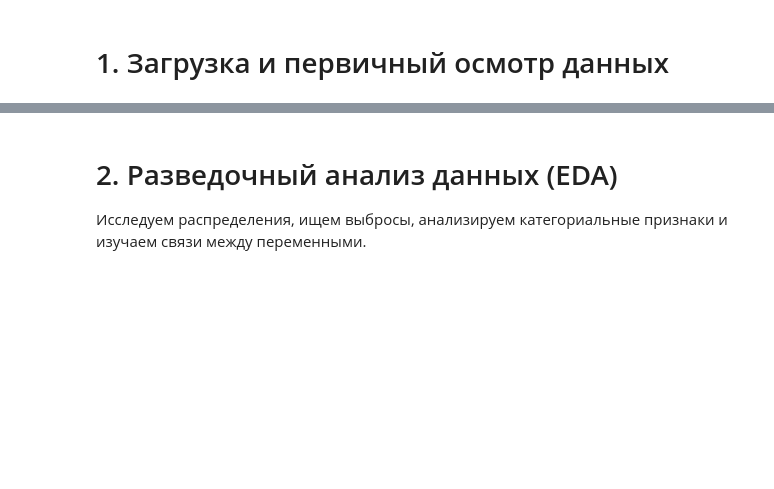
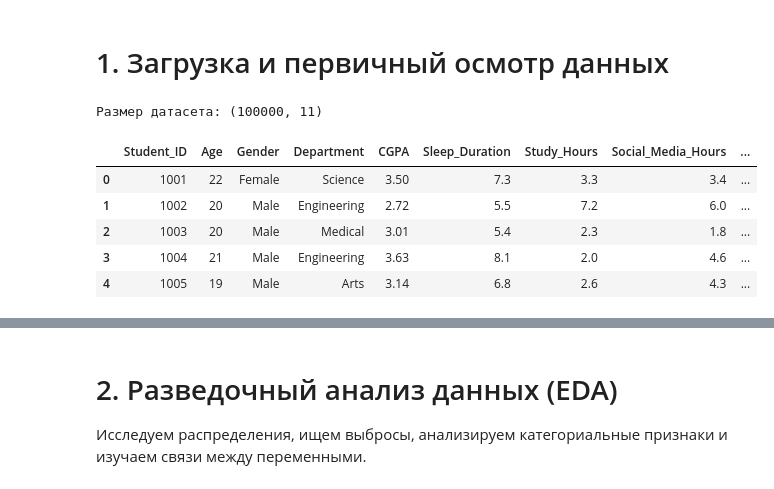
Before and after one commit to alexssokolov007-oss/FW_lab1, a Jupyter notebook: lab1_ml_pipeline_executed.ipynb, the cells around one changed output, grey strips where cells are left out. Cells and saved outputs as stored; diff of their text form; code cells hidden in the pictures; blank space fills up the shorter version.

```diff
--- a/lab1_ml_pipeline_executed.ipynb
+++ b/lab1_ml_pipeline_executed.ipynb
@@ -35,12 +36,20 @@ np.random.seed(SEED)
 # 1. Загрузка и первичный осмотр данных
 # %%
 try:
-    df = pd.read_csv('student_data.csv')
+    df = pd.read_csv('student_lifestyle_100k.csv')
 except FileNotFoundError:
-    df = pd.read_csv('/kaggle/input/student-data/student_data.csv')
+    df = pd.read_csv('/kaggle/input/student-depression-and-lifestyle-100k-data/student_lifestyle_100k.csv')
 
 df_raw = df.copy()
 print(f'Размер датасета: {df.shape}')
 df.head()
+# %% [output]
+Размер датасета: (100000, 11)
+|  | Student_ID | Age | Gender | Department | CGPA | Sleep_Duration | Study_Hours | Social_Media_Hours | ... |
+| 0 | 1001 | 22 | Female | Science | 3.50 | 7.3 | 3.3 | 3.4 | ... |
+| 1 | 1002 | 20 | Male | Engineering | 2.72 | 5.5 | 7.2 | 6.0 | ... |
+| 2 | 1003 | 20 | Male | Medical | 3.01 | 5.4 | 2.3 | 1.8 | ... |
+| 3 | 1004 | 21 | Male | Engineering | 3.63 | 8.1 | 2.0 | 4.6 | ... |
+| 4 | 1005 | 19 | Male | Arts | 3.14 | 6.8 | 2.6 | 4.3 | ... |
 # %%
 df.info()
```
Also changed, not shown: parts of 34 cells of this notebook, 2 other files.
